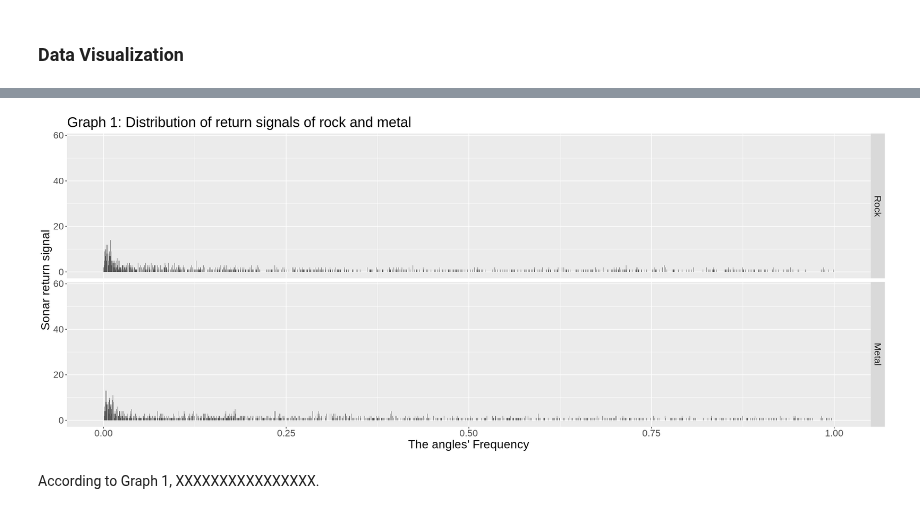
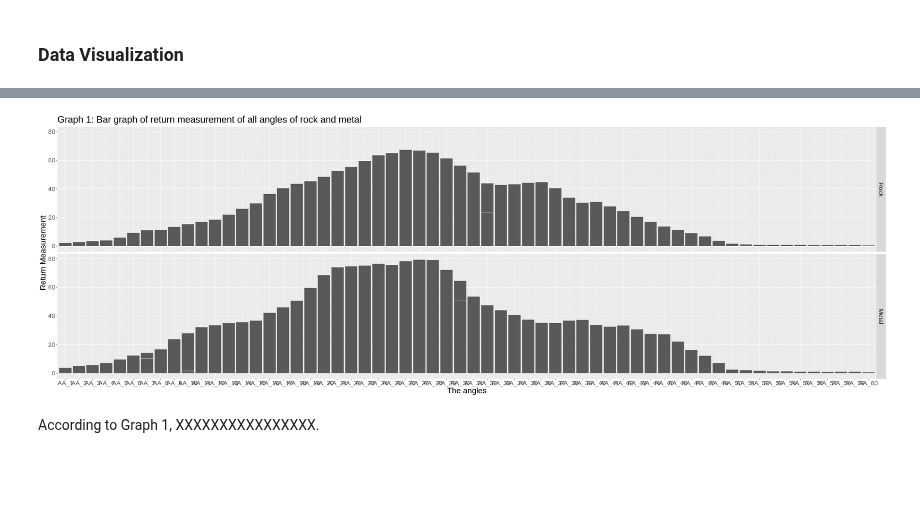
Before and after one commit to m2icocoa/group_project_team_6, a Jupyter notebook: proposal.ipynb, the cells around one changed output, grey strips where cells are left out. Saved outputs shown, nothing was run; the diff lists cells and outputs as text; code cells hidden in the pictures; blank space fills up the shorter version.

Commit message:
Recode graph 1

```diff
--- a/proposal.ipynb
+++ b/proposal.ipynb
@@ -147,7 +123,7 @@ In order to get more information about these variables, we created a histogram t
 ### Data Visualization
 # %%
 # Set size of plots
-options(repr.plot.width = 20, repr.plot.height = 8)
+options(repr.plot.width = 30, repr.plot.height = 10)
 
 # Tidy data
 sonar_longer <- pivot_longer(sonar,
@@ -170,9 +146,10 @@ sonar_longer <- pivot_longer(sonar,
 #         strip.text.y.left = element_text(angle = 0),
 #         text = element_text(size = 20))
 
-sonar_distrib_hist <- sonar_longer %>% ggplot(aes(x = return_measurement)) +
-    geom_histogram(stat = "count") +
-    labs(x = "The angles' Frequency", y = "Sonar return signal", title = "Graph 1: Distribution of return signals of rock and metal") +
+# Plot
+sonar_distrib_hist <- sonar_longer %>% ggplot(aes(x = angle, y = return_measurement)) +
+    geom_bar(stat = "identity") +
+    labs(x = "The angles", y = "Return Measurement", title = "Graph 1: Bar graph of return measurement of all angles of rock and metal") +
     facet_grid(rows = vars(Rocks_or_Mines)) +
     theme(text = element_text(size = 20))
 sonar_distrib_hist
@@ -182,4 +157,4 @@ Warning message:
-[figure, old version]
+[figure, new version]
 # %% [markdown]
 According to Graph 1, XXXXXXXXXXXXXXXX.
 # %% [markdown]
```
Also changed, not shown: parts of 4 cells of this notebook.
